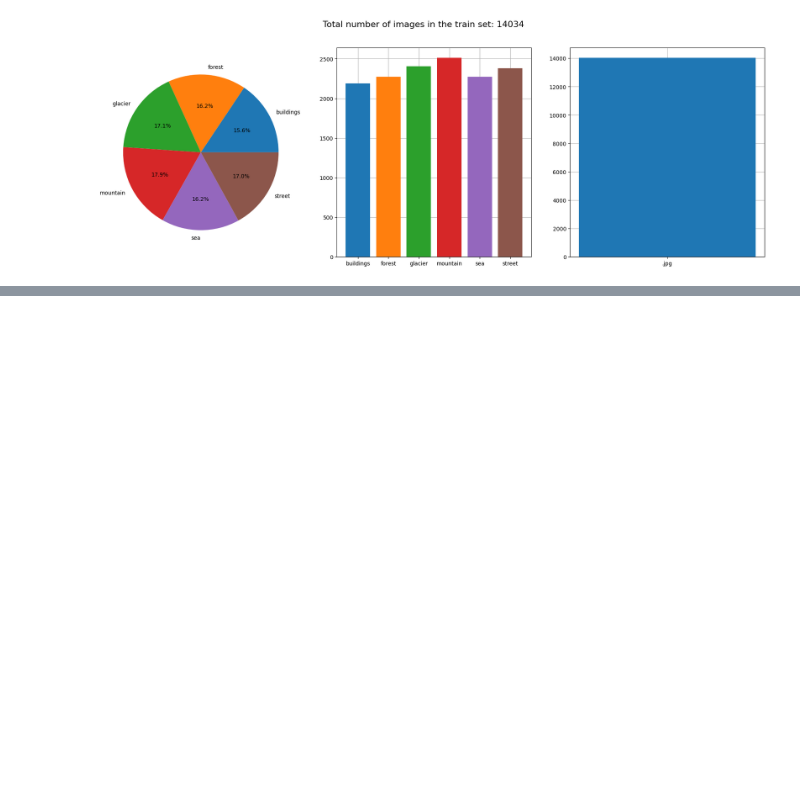
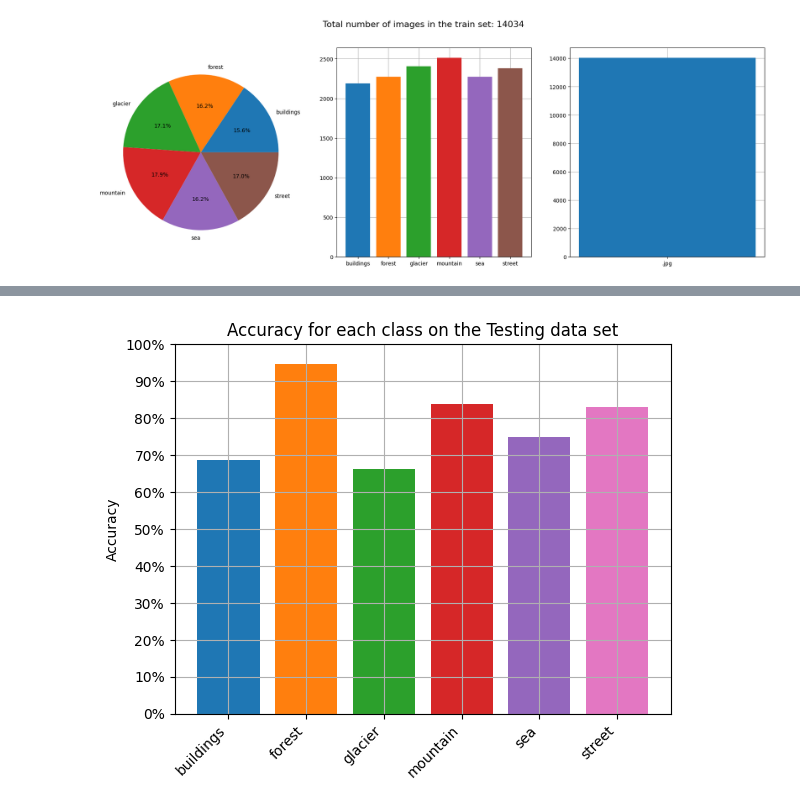
Before and after one commit to damian930/Intel_Image_Classifier, a Jupyter notebook: CNN_model.ipynb, the cells around one changed output, grey strips where cells are left out. Saved outputs shown, nothing was run; the diff lists cells and outputs as text; code cells hidden in the pictures; blank space fills up the shorter version.

```diff
--- a/CNN_model.ipynb
+++ b/CNN_model.ipynb
@@ -213,0 +460,36 @@ print_images(first_batch_images[:4], labels_numeric=first_batch_labels_numeric)
+# %%
+# Asserting
+if len(each_class_correct_predictions.values()) != len(each_class_occurance.values()):
+    raise ValueError('Something happend to the labels')
+
+fig, ax = plt.subplots()
+classes   = labels_strings_to_numbers.keys()
+
+# Calculating accuracy for each class
+each_class_accuracy = []
+for i in range(len(classes)):
+    class_i_accuracy = (each_class_correct_predictions[i] / each_class_occurance[i])
+    each_class_accuracy.append(class_i_accuracy)
+
+colors = [
+    "#1f77b4",  # Blue
+    "#ff7f0e",  # Orange
+    "#2ca02c",  # Green
+    "#d62728",  # Red
+    "#9467bd",  # Purple
+    "#e377c2",  # Pink
+]
+
+# Plotting
+ax.bar(classes, each_class_accuracy, color=colors)
+ax.set_ylabel('Accuracy')
+ax.set_title(f'Accuracy for each class on the {"Testing data set"}')
+ax.set_ylim(0, 1)
+ax.set_yticks(np.arange(0, 1.1, 0.1))
+ax.yaxis.set_major_formatter(lambda x, pos: f'{int(x * 100)}%')
+ax.grid()
+
+plt.xticks(rotation=45, ha='right')
+plt.show()
+# %% [output]
+[figure, added]
```
Also changed, not shown: parts of 18 cells of this notebook, 1 other file.
